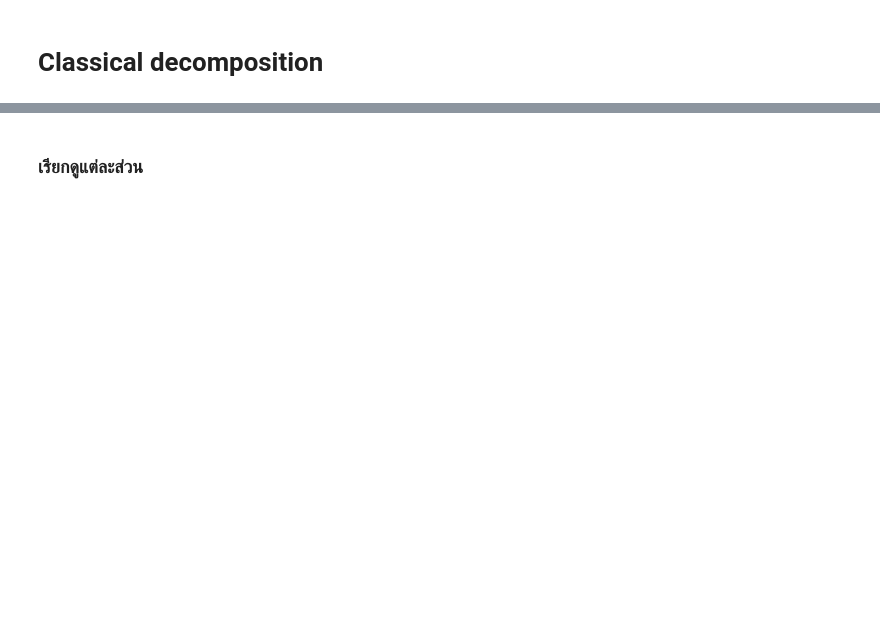
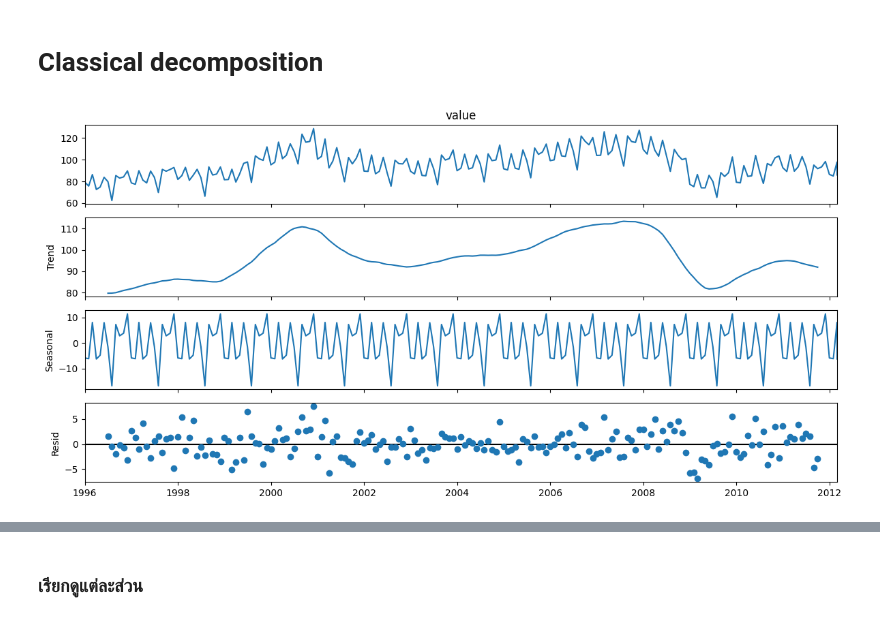
Before and after one commit to Pimwipha302004/Pimwipha-229352-StatisticalLeaening, a Jupyter notebook: 229351_LAB09.ipynb, the cells around one changed output, grey strips where cells are left out. Cells and saved outputs as stored; diff of their text form; code cells hidden in the pictures; blank space fills up the shorter version.

```diff
--- a/229351_LAB09.ipynb
+++ b/229351_LAB09.ipynb
@@ -57,9 +132,11 @@ plt.plot(data['MA']);
 # %%
 from statsmodels.tsa.seasonal import seasonal_decompose
 import matplotlib as mpl
 
 mpl.rc("figure", figsize=(12,6))
-result_add = seasonal_decompose(data['value'], model='additive')
+result_add = seasonal_decompose(data['value'], model='additive',period=12)
 
 result_add.plot();
+# %% [output]
+[figure, added]
 # %%
```
Also changed, not shown: parts of 13 cells of this notebook.
